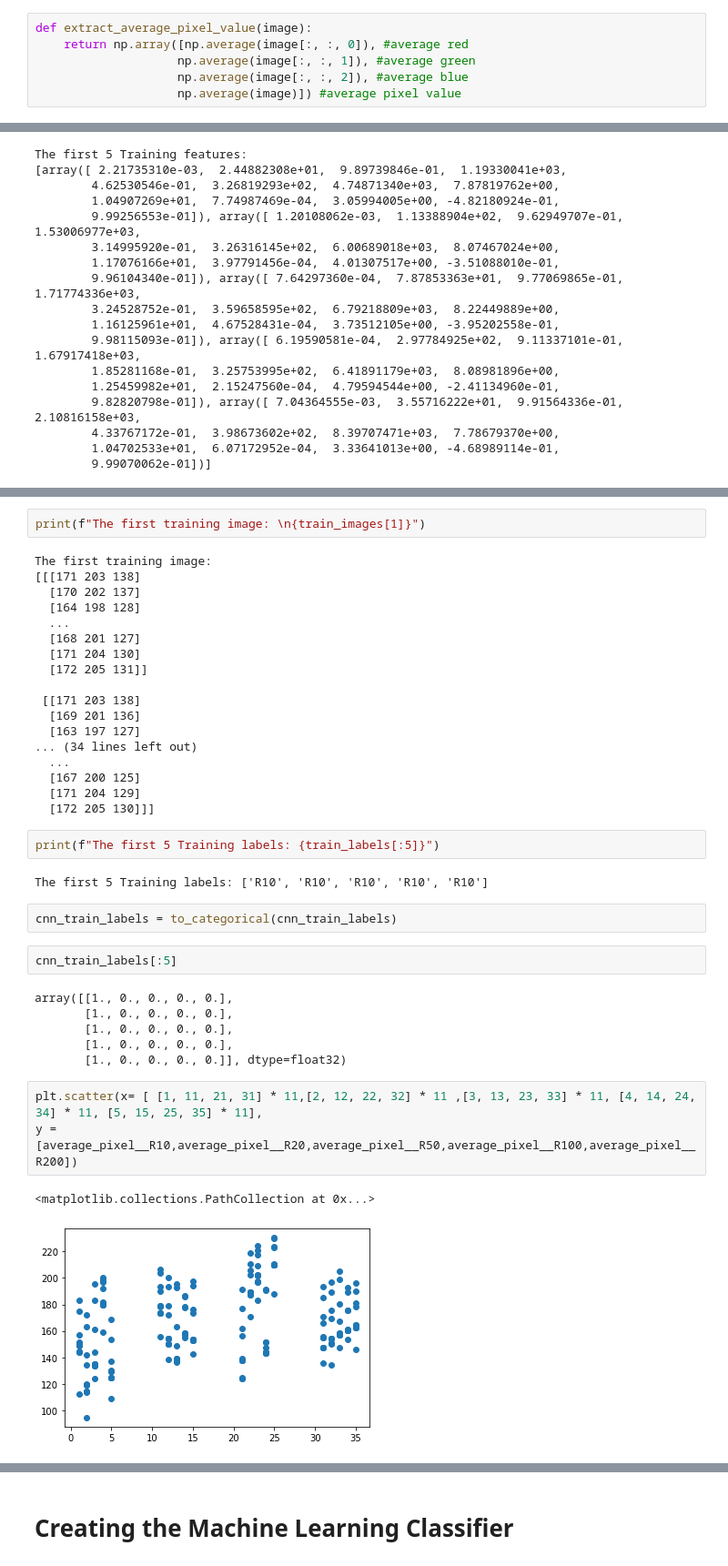
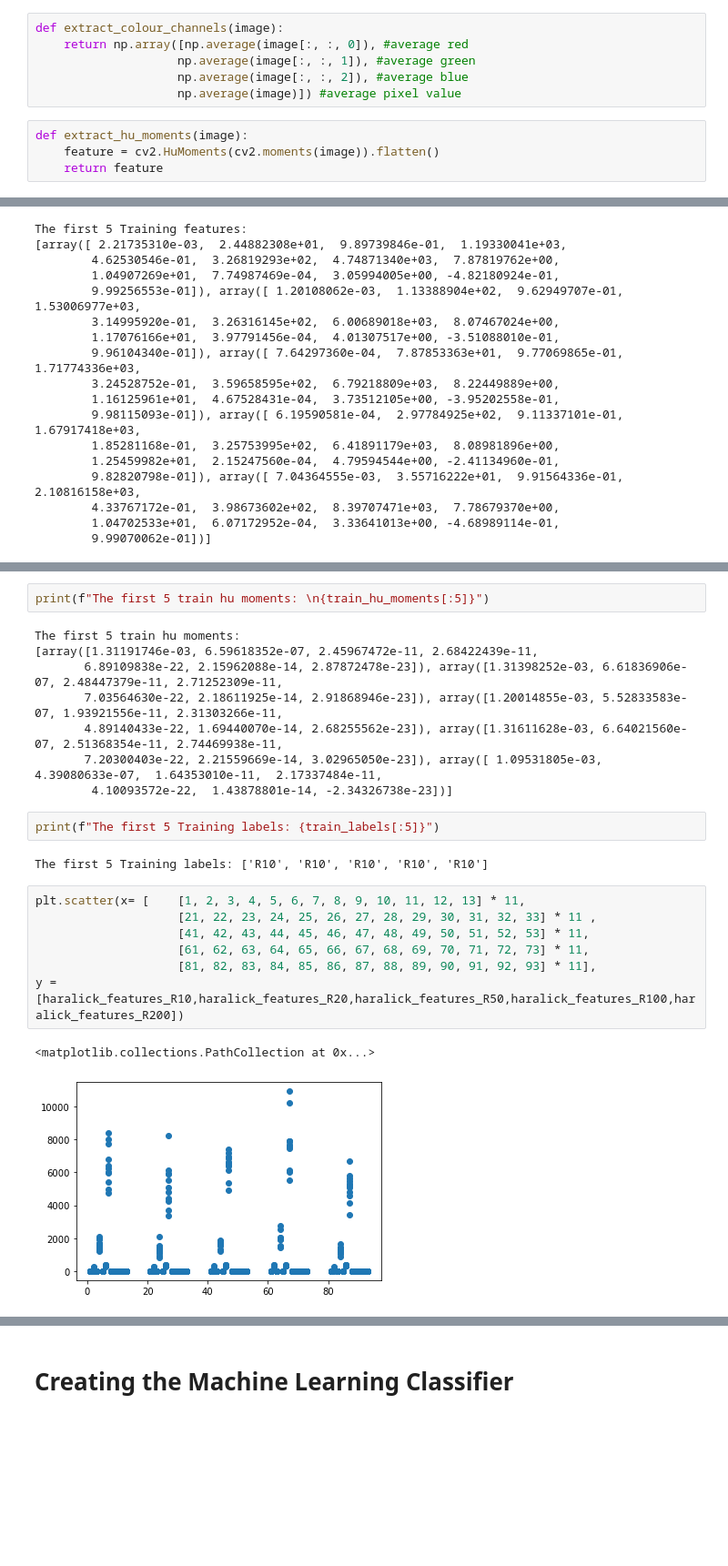
Before and after one commit to SumeithAlexOrgUKZN/COMP702_CourseProject, a Jupyter notebook: machine_learning_model.ipynb, the cells around one changed output, grey strips where cells are left out. Shown at 91% size. Drawn from its saved outputs; the diff is of its cells as text; blank space fills up the shorter version.

```diff
--- a/machine_learning_model.ipynb
+++ b/machine_learning_model.ipynb
@@ -25,10 +23,14 @@ def extract_haralick_features(image):
         hf_mean = textures.mean(axis=0)
         return hf_mean
 # %%
-def extract_average_pixel_value(image):
+def extract_colour_channels(image):
     return np.array([np.average(image[:, :, 0]), #average red
                     np.average(image[:, :, 1]), #average green
                     np.average(image[:, :, 2]), #average blue
                     np.average(image)]) #average pixel value
+# %%
+def extract_hu_moments(image):
+    feature = cv2.HuMoments(cv2.moments(image)).flatten()
+    return feature
 # %%
 train_features_haralick = []
@@ -139,42 +148,26 @@ print(f"The first 5 Training average pixels: \n{train_average_pixel[:5]}")
 The first 5 Training average pixels:
 [array([149.44164276, 179.03445625, 138.08300591, 155.51970164]), array([149.1907959 , 178.79446983, 137.83278275, 155.27268283]), array([157.14299011, 193.58179092, 161.51134682, 170.74537595]), arra ...
 # %%
-print(f"The first training image: \n{train_images[1]}")
+print(f"The first 5 train hu moments: \n{train_hu_moments[:5]}")
 # %% [output]
-The first training image:
-[[[171 203 138]
-  [170 202 137]
-  [164 198 128]
-  ...
-  [168 201 127]
-  [171 204 130]
-  [172 205 131]]
-
- [[171 203 138]
-  [169 201 136]
-  [163 197 127]
-... (34 lines left out)
-  ...
-  [167 200 125]
-  [171 204 129]
-  [172 205 130]]]
+The first 5 train hu moments:
+[array([1.31191746e-03, 6.59618352e-07, 2.45967472e-11, 2.68422439e-11,
+       6.89109838e-22, 2.15962088e-14, 2.87872478e-23]), array([1.31398252e-03, 6.61836906e-07, 2.48447379e-11, 2.71252309e-11,
+       7.03564630e-22, 2.18611925e-14, 2.91868946e-23]), array([1.20014855e-03, 5.52833583e-07, 1.93921556e-11, 2.31303266e-11,
+       4.89140433e-22, 1.69440070e-14, 2.68255562e-23]), array([1.31611628e-03, 6.64021560e-07, 2.51368354e-11, 2.74469938e-11,
+       7.20300403e-22, 2.21559669e-14, 3.02965050e-23]), array([ 1.09531805e-03,  4.39080633e-07,  1.64353010e-11,  2.17337484e-11,
+        4.10093572e-22,  1.43878801e-14, -2.34326738e-23])]
 # %%
 print(f"The first 5 Training labels: {train_labels[:5]}")
 # %% [output]
 The first 5 Training labels: ['R10', 'R10', 'R10', 'R10', 'R10']
-# %%
-cnn_train_labels = to_categorical(cnn_train_labels)
-# %%
-cnn_train_labels[:5]
-# %% [output]
-array([[1., 0., 0., 0., 0.],
-       [1., 0., 0., 0., 0.],
-       [1., 0., 0., 0., 0.],
-       [1., 0., 0., 0., 0.],
-       [1., 0., 0., 0., 0.]], dtype=float32)
-# %%
-plt.scatter(x= [ [1, 11, 21, 31] * 11,[2, 12, 22, 32] * 11 ,[3, 13, 23, 33] * 11, [4, 14, 24, 34] * 11, [5, 15, 25, 35] * 11],
-y = [average_pixel__R10,average_pixel__R20,average_pixel__R50,average_pixel__R100,average_pixel__R200])
-# %% [output]
-<matplotlib.collections.PathCollection at 0x...>
-[figure, removed]
+# %%
+plt.scatter(x= [    [1, 2, 3, 4, 5, 6, 7, 8, 9, 10, 11, 12, 13] * 11,
+                    [21, 22, 23, 24, 25, 26, 27, 28, 29, 30, 31, 32, 33] * 11 ,
+                    [41, 42, 43, 44, 45, 46, 47, 48, 49, 50, 51, 52, 53] * 11,
+                    [61, 62, 63, 64, 65, 66, 67, 68, 69, 70, 71, 72, 73] * 11,
+                    [81, 82, 83, 84, 85, 86, 87, 88, 89, 90, 91, 92, 93] * 11],
+y = [haralick_features_R10,haralick_features_R20,haralick_features_R50,haralick_features_R100,haralick_features_R200])
+# %% [output]
+<matplotlib.collections.PathCollection at 0x...>
+[figure, added]
```
Also changed, not shown: parts of 23 cells of this notebook, 3 other files.
